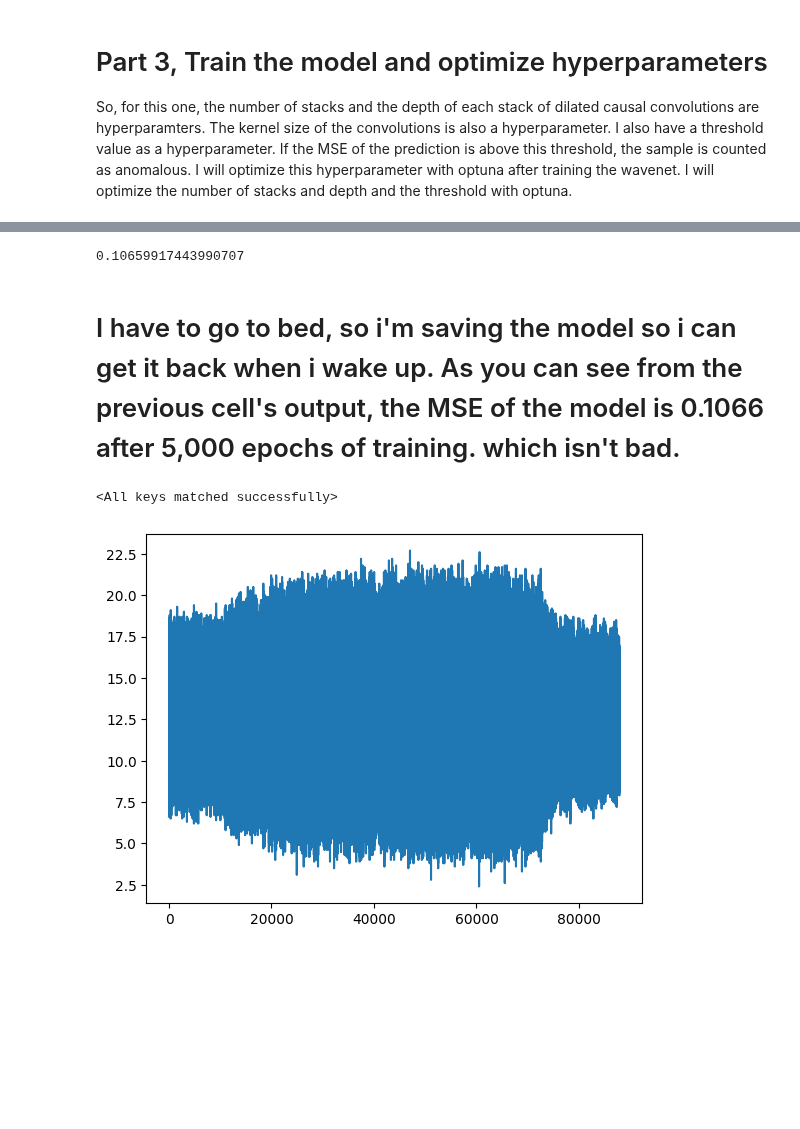
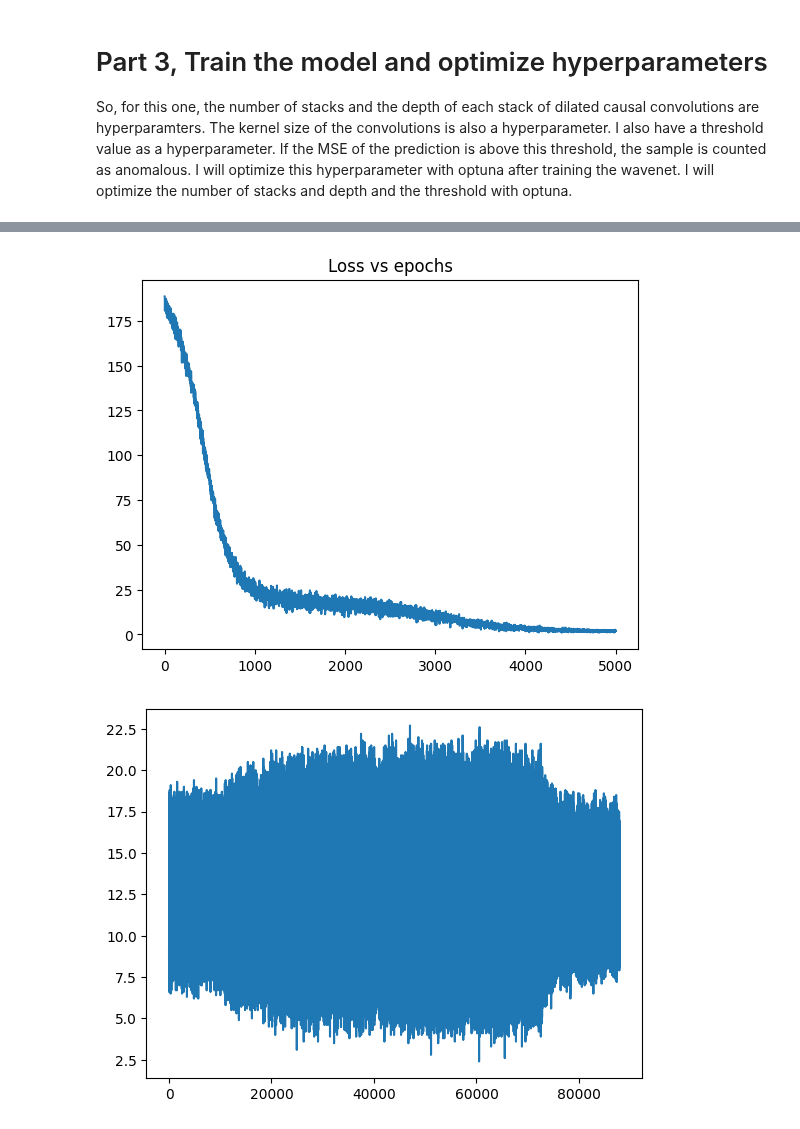
Before and after one commit to SpencerClarke/DataMining, a Jupyter notebook: wavenet/wavenet.ipynb, the cells around one changed output, grey strips where cells are left out. Drawn from its saved outputs; the diff is of its cells as text; code cells hidden in the pictures; blank space fills up the shorter version.

Commit message:
Added loss vs epochs

```diff
--- a/wavenet/wavenet.ipynb
+++ b/wavenet/wavenet.ipynb
@@ -150,6 +150,8 @@ model = Wavenet(best_num_stacks, best_depth, 2)
 adam = torch.optim.Adam(model.parameters(), lr=0.0005)
 loss_function = torch.nn.MSELoss()
 
+
+loss_Y = []
 for epoch in range(5000):
     wave = torch.Tensor(random.choice(normal_train_X))
     wave = torch.reshape(wave, [1, 1, 88000])
@@ -160,20 +162,17 @@ for epoch in range(5000):
     adam.step()
     adam.zero_grad()
 
-
-print(loss.item())
-
+    loss_Y.append(loss.item())
 
 torch.save(model.state_dict(), "./model.p")
-# %% [output]
-0.10659917443990707
-# %% [markdown]
-# I have to go to bed, so i'm saving the model so i can get it back when i wake up. As you can see from the previous cell's output, the MSE of the model is 0.1066 after 5,000 epochs of training. which isn't bad.
-# %%
-model = Wavenet(5, 5, 2)
-model.load_state_dict(torch.load("./model.p"))
-# %% [output]
-<All keys matched successfully>
+# %%
+from matplotlib import pyplot as plt
+
+plt.plot([i for i in range(len(loss_Y))], loss_Y)
+plt.title("Loss vs epochs")
+plt.show()
+# %% [output]
+[figure, added]
 # %%
 sample_x = random.choice(normal_train_X)
 wave = torch.Tensor(sample_x)
```
Also changed, not shown: parts of 2 cells of this notebook.
